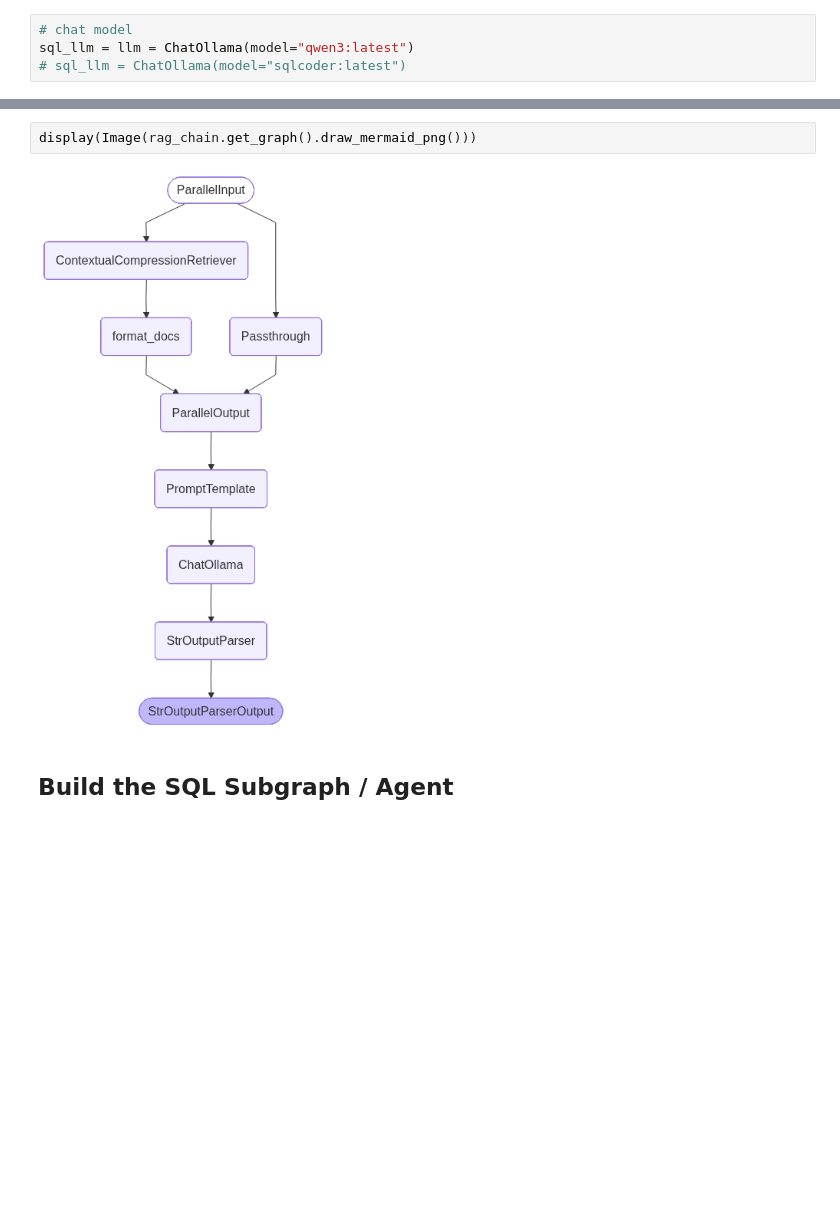
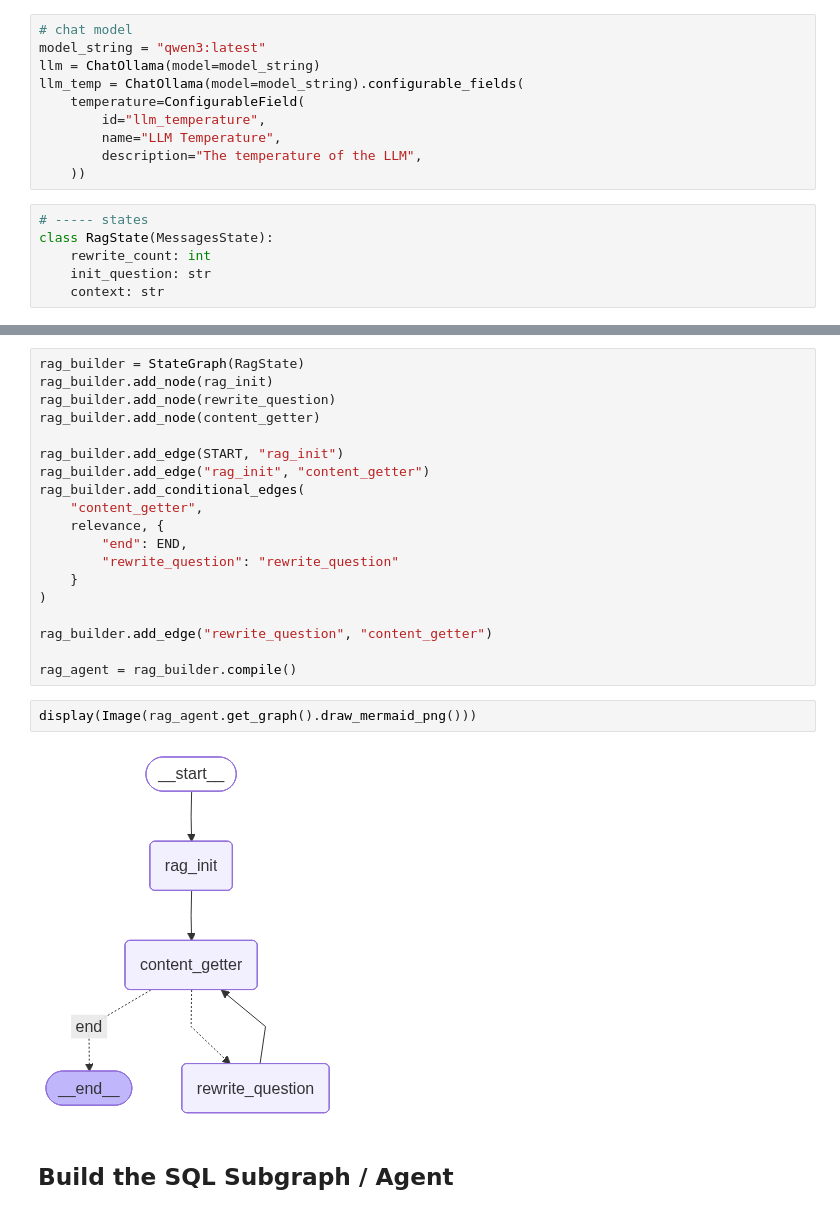
Before and after one commit to gcmurray/nlp-sql-agent, a Jupyter notebook: react-subagent.ipynb, the cells around one changed output, grey strips where cells are left out. Cells and saved outputs as stored; diff of their text form; blank space fills up the shorter version.

Commit message:
added rag rewrite subgraph

```diff
--- a/react-subagent.ipynb
+++ b/react-subagent.ipynb
@@ -27,4 +29,16 @@ from typing import Literal
 # %%
 # chat model
-sql_llm = llm = ChatOllama(model="qwen3:latest")
-# sql_llm = ChatOllama(model="sqlcoder:latest")
+model_string = "qwen3:latest"
+llm = ChatOllama(model=model_string)
+llm_temp = ChatOllama(model=model_string).configurable_fields(
+    temperature=ConfigurableField(
+        id="llm_temperature",
+        name="LLM Temperature",
+        description="The temperature of the LLM",
+    ))
+# %%
+# ----- states
+class RagState(MessagesState):
+    rewrite_count: int
+    init_question: str
+    context: str
@@ -196,7 +275,26 @@ rag_chain = (
+# %%
+rag_builder = StateGraph(RagState)
+rag_builder.add_node(rag_init)
+rag_builder.add_node(rewrite_question)
+rag_builder.add_node(content_getter)
+
+rag_builder.add_edge(START, "rag_init")
+rag_builder.add_edge("rag_init", "content_getter")
+rag_builder.add_conditional_edges(
+    "content_getter",
+    relevance, {
+        "end": END,
+        "rewrite_question": "rewrite_question"
+    }
+)
+
+rag_builder.add_edge("rewrite_question", "content_getter")
+
+rag_agent = rag_builder.compile()
 # %%
-display(Image(rag_chain.get_graph().draw_mermaid_png()))
+display(Image(rag_agent.get_graph().draw_mermaid_png()))
 # %% [output]
-[figure, old version]
+[figure, new version]
 # %% [markdown]
 ## Build the SQL Subgraph / Agent
 # %%
```
Also changed, not shown: parts of 13 cells of this notebook.
